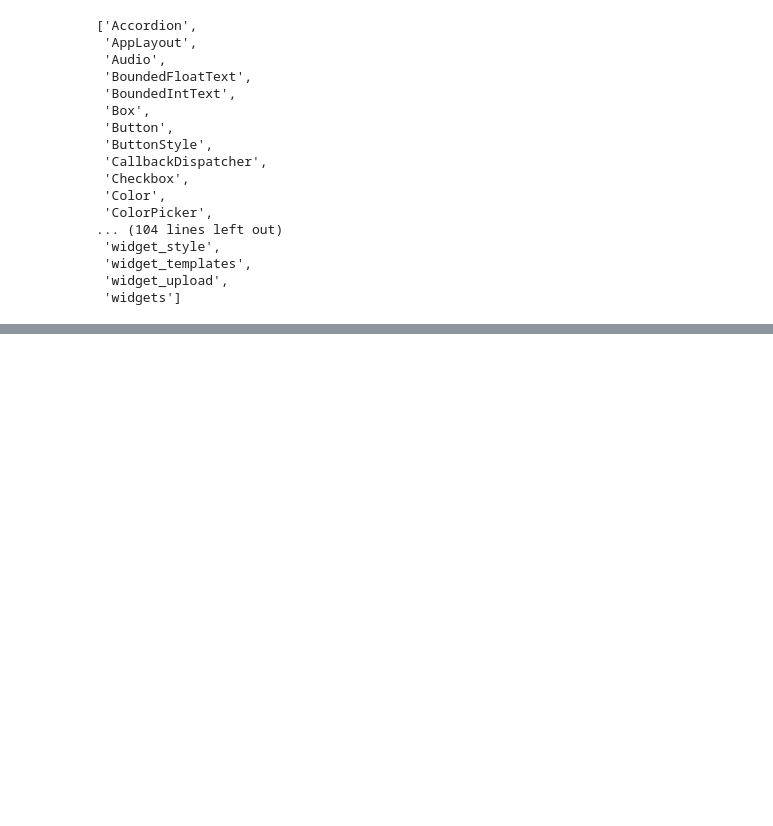
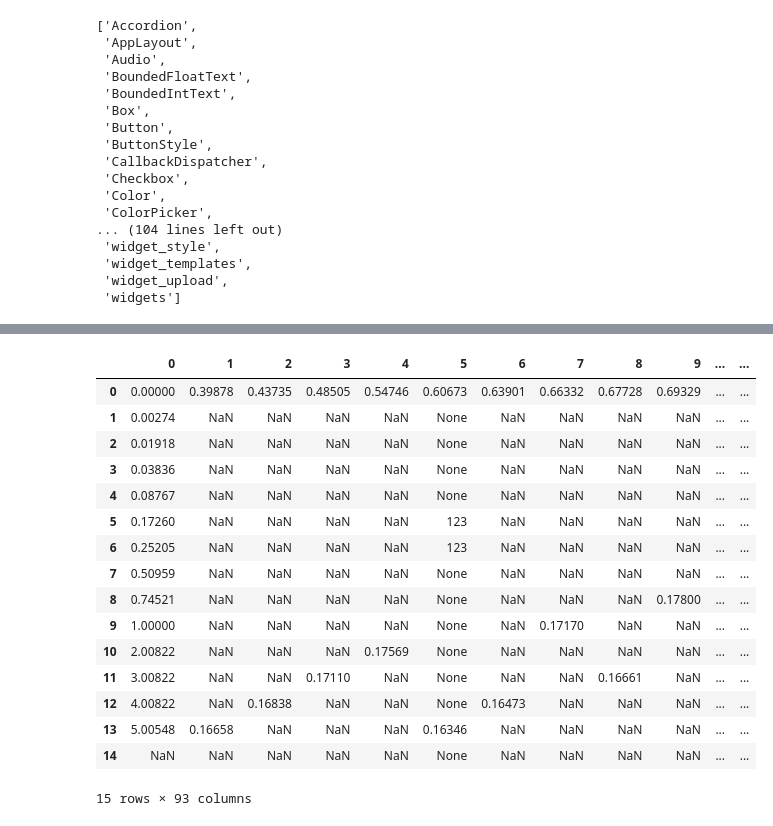
Before and after one commit to sylam/riskflow, a Jupyter notebook: UI.ipynb, the cells around one changed output, grey strips where cells are left out. Drawn from its saved outputs; the diff is of its cells as text; code cells hidden in the pictures; blank space fills up the shorter version.

Commit message:
- cleaned up Three widget

```diff
--- a/UI.ipynb
+++ b/UI.ipynb
@@ -250,3 +195,7 @@ class Three(HBox):
             side='double', color_map=k3d.basic_color_maps.Reds, color_range=[v.min(), v.max()]
         )
         self.plot +=self.mesh
+# %%
+j=load_table_from_vol(vol)
+j
+#np.isnan(None)
@@ -253,9 +220,8 @@ class Three(HBox):
 # %%
 # g = np.vstack([x[0], heights]).tolist()
-t = Three(description='Test', settings=to_json(
-    {'width':500, 'height':300, 'contextMenu':True, 'minSpareRows':1, 'minSpareCols':1}) )
+t = Three(description='Test' )
 # %%
 # t.data.col_headers = ['x/y']+x[0].tolist()
-t.value = [vol.get_moneyness(), vol.get_expiry(), vol.get_vols()]
+t.value = j
 # %%
 t
@@ -262,4 +230,2 @@ t
-# %%
-t.value = [vol.get_moneyness(), vol.get_expiry(), vol.get_vols()]
 # %%
 t.data.value
@@ -266,3 +234,23 @@ t.data.value
+# %%
+pd.DataFrame(json.loads(t.data.value))
+# %% [output]
+|  | 0 | 1 | 2 | 3 | 4 | 5 | 6 | 7 | 8 | 9 | ... | ... |
+| 0 | 0.00000 | 0.39878 | 0.43735 | 0.48505 | 0.54746 | 0.60673 | 0.63901 | 0.66332 | 0.67728 | 0.69329 | ... | ... |
+| 1 | 0.00274 | NaN | NaN | NaN | NaN | None | NaN | NaN | NaN | NaN | ... | ... |
+| 2 | 0.01918 | NaN | NaN | NaN | NaN | None | NaN | NaN | NaN | NaN | ... | ... |
+| 3 | 0.03836 | NaN | NaN | NaN | NaN | None | NaN | NaN | NaN | NaN | ... | ... |
+| 4 | 0.08767 | NaN | NaN | NaN | NaN | None | NaN | NaN | NaN | NaN | ... | ... |
+| 5 | 0.17260 | NaN | NaN | NaN | NaN | 123 | NaN | NaN | NaN | NaN | ... | ... |
+| 6 | 0.25205 | NaN | NaN | NaN | NaN | 123 | NaN | NaN | NaN | NaN | ... | ... |
+| 7 | 0.50959 | NaN | NaN | NaN | NaN | None | NaN | NaN | NaN | NaN | ... | ... |
+| 8 | 0.74521 | NaN | NaN | NaN | NaN | None | NaN | NaN | NaN | 0.17800 | ... | ... |
+| 9 | 1.00000 | NaN | NaN | NaN | NaN | None | NaN | 0.17170 | NaN | NaN | ... | ... |
+| 10 | 2.00822 | NaN | NaN | NaN | 0.17569 | None | NaN | NaN | NaN | NaN | ... | ... |
+| 11 | 3.00822 | NaN | NaN | 0.17110 | NaN | None | NaN | NaN | 0.16661 | NaN | ... | ... |
+| 12 | 4.00822 | NaN | 0.16838 | NaN | NaN | None | 0.16473 | NaN | NaN | NaN | ... | ... |
+| 13 | 5.00548 | 0.16658 | NaN | NaN | NaN | 0.16346 | NaN | NaN | NaN | NaN | ... | ... |
+| 14 | NaN | NaN | NaN | NaN | NaN | None | NaN | NaN | NaN | NaN | ... | ... |
+15 rows × 93 columns
 # %%
 from ipyfilechooser import FileChooser
 
```
Also changed, not shown: parts of 21 cells of this notebook.
